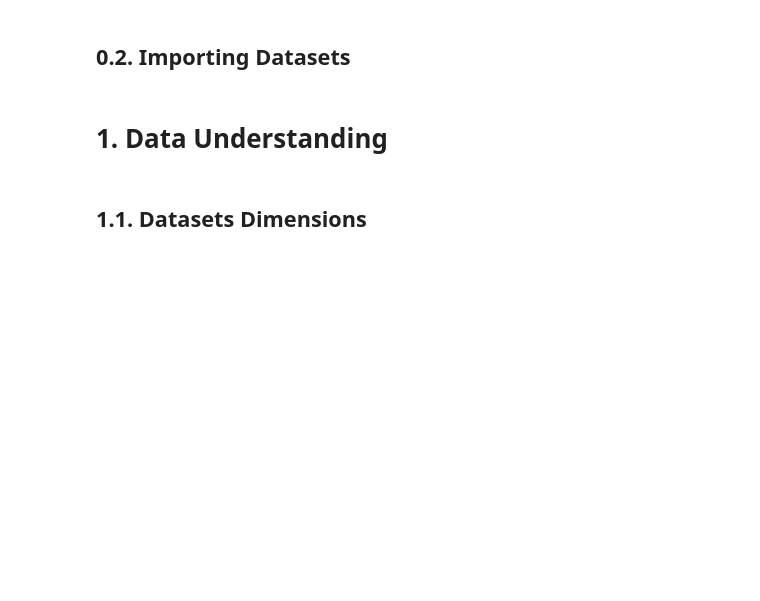
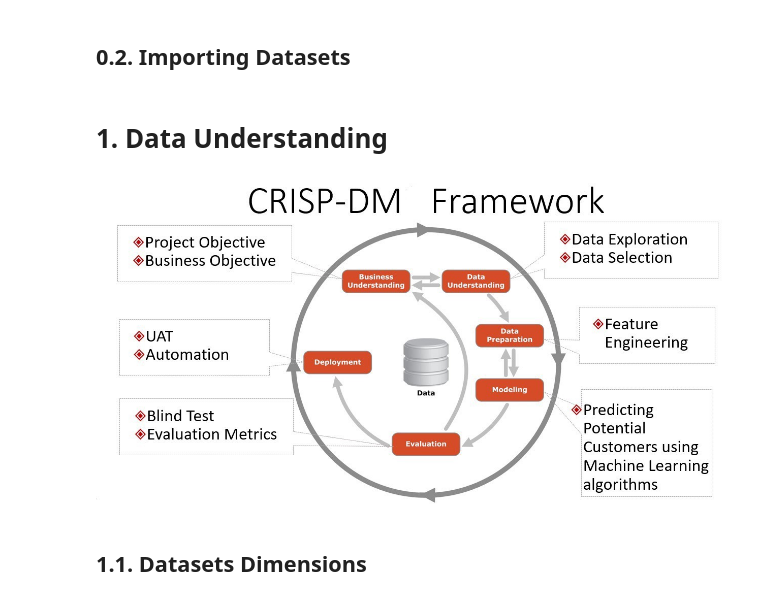
Before and after one commit to augusto-matos/Titanic-Project, a Jupyter notebook: Titanic.ipynb, the cells around one changed output. Saved outputs shown, nothing was run; the diff lists cells and outputs as text; code cells hidden in the pictures; blank space fills up the shorter version.

```diff
--- a/Titanic.ipynb
+++ b/Titanic.ipynb
@@ -26,6 +27,10 @@ train = pd.read_csv('data/train.csv')
 test = pd.read_csv('data/test.csv')
 # %% [markdown]
 # 1. Data Understanding
+# %%
+Image(filename='crisp.jpeg')
+# %% [output]
+[figure, added]
 # %% [markdown]
 ## 1.1. Datasets Dimensions
 # %%
```
Also changed, not shown: parts of 20 cells of this notebook.
